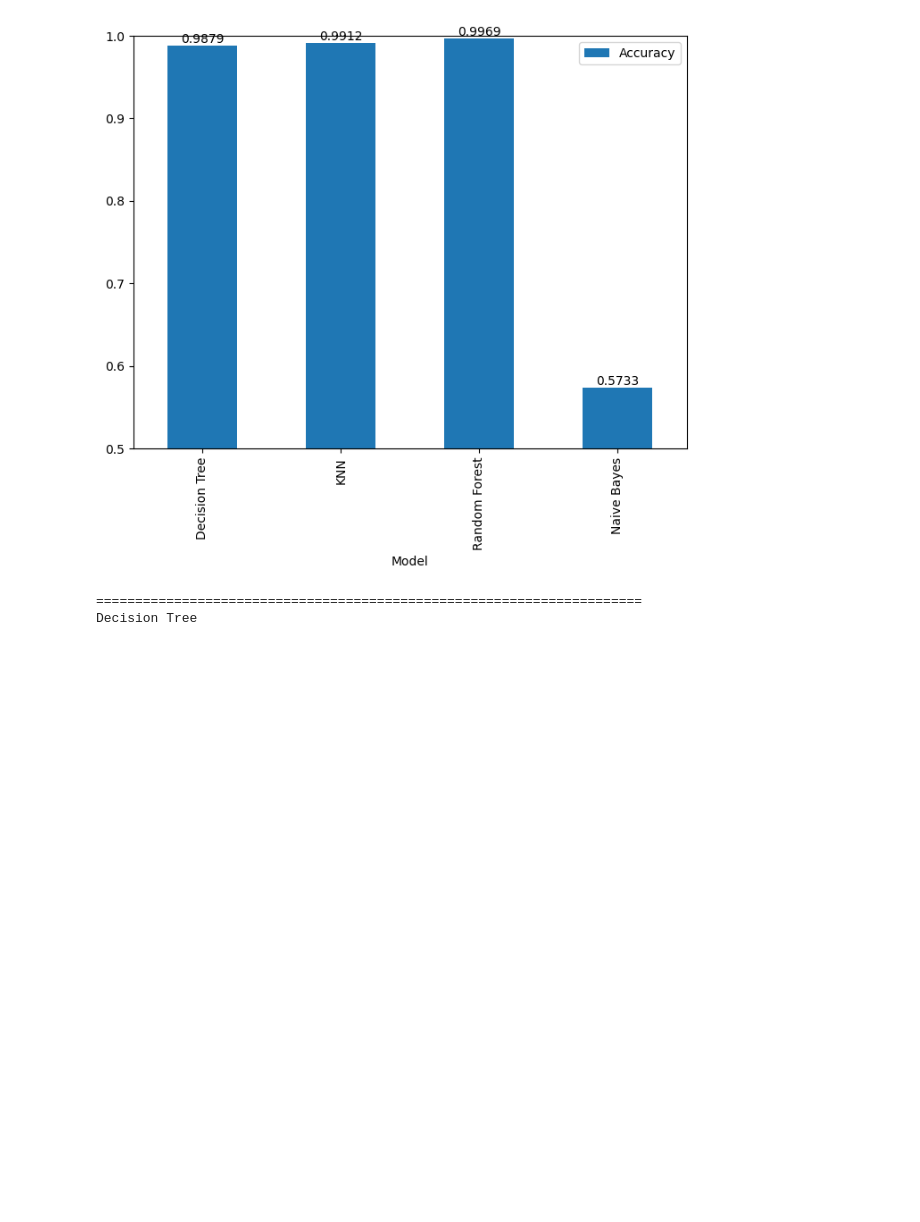
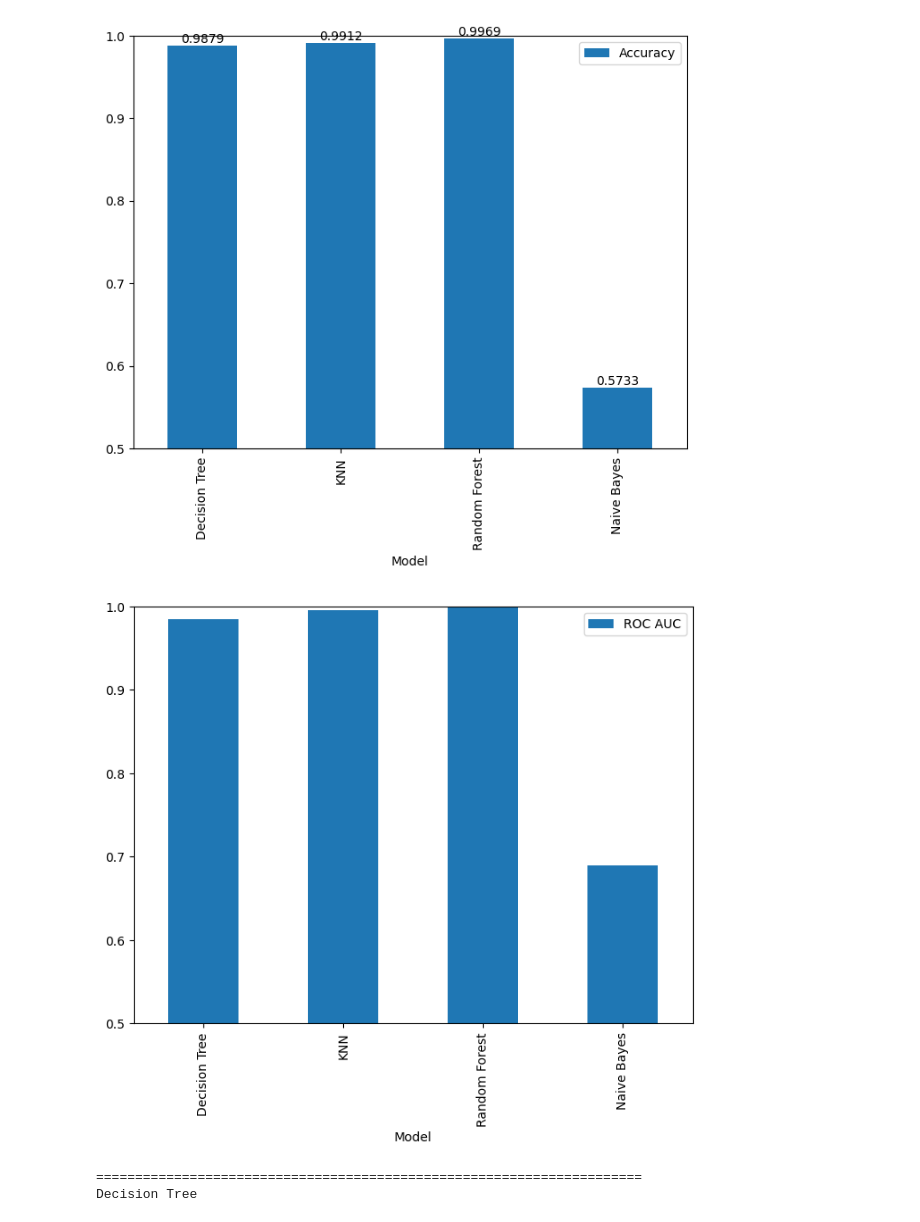
Before and after one commit to remonrefaat18-a11y/ML_project1, a Jupyter notebook: notebooks/model_comparison.ipynb, the cells around one changed output. Saved outputs shown, nothing was run; the diff lists cells and outputs as text; code cells hidden in the pictures; blank space fills up the shorter version.

```diff
--- a/notebooks/model_comparison.ipynb
+++ b/notebooks/model_comparison.ipynb
@@ -52,6 +52,22 @@ for container in ax.containers:
 plt.show()
 # %% [output]
 [figure]
+# %%
+ax2 = comparison.plot(
+    x="Model",
+    y="ROC AUC",
+    kind="bar",
+    figsize=(8,6)
+)
+
+plt.ylim(0.5,1)
+
+for container in ax.containers:
+    ax.bar_label(container, fmt="%.4f")
+
+plt.show()
+# %% [output]
+[figure, added]
 # %%
 rf_report = pd.read_csv(
     "../results/randomforest_classification_report.csv",
```
Also changed, not shown: 4 other files.
